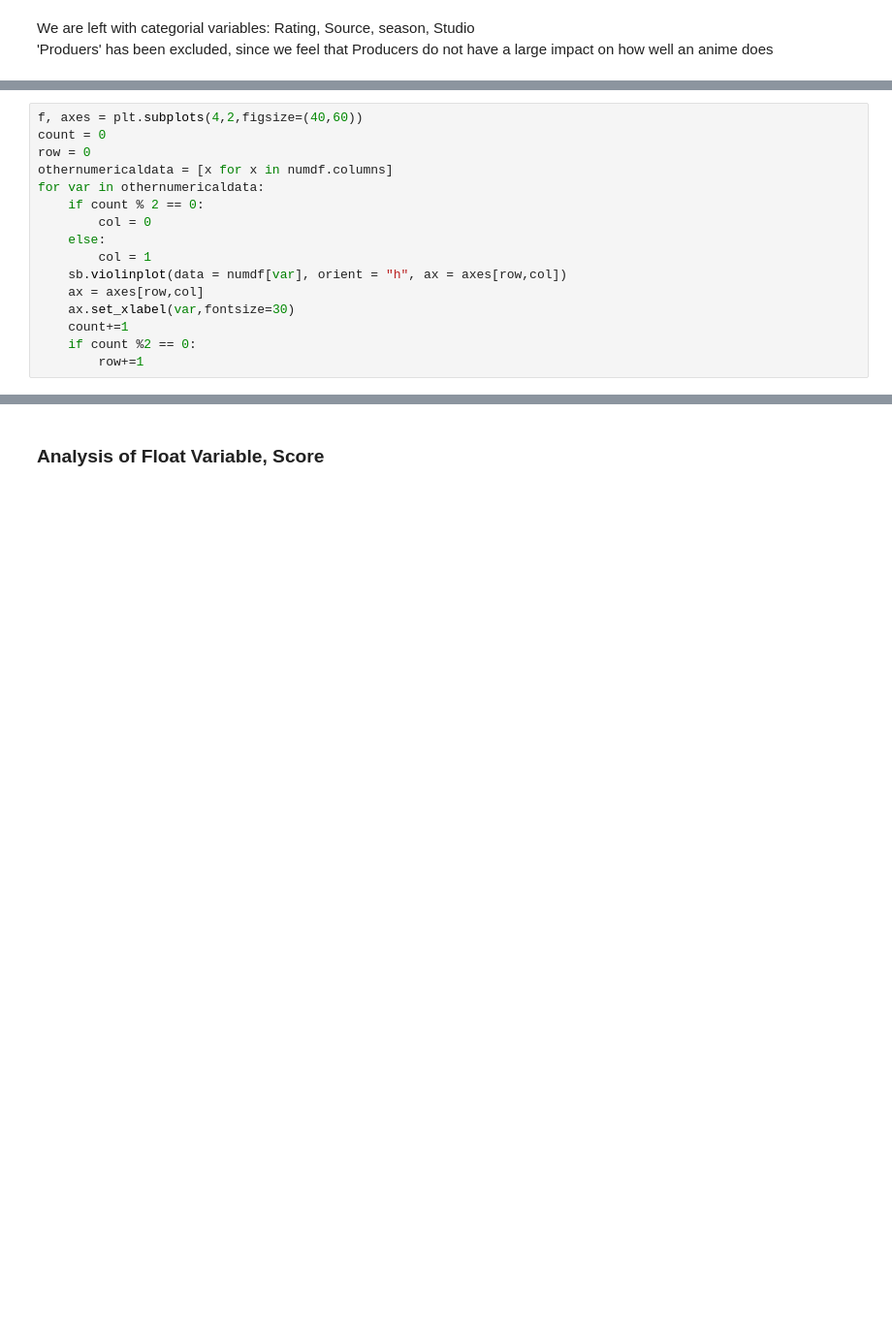
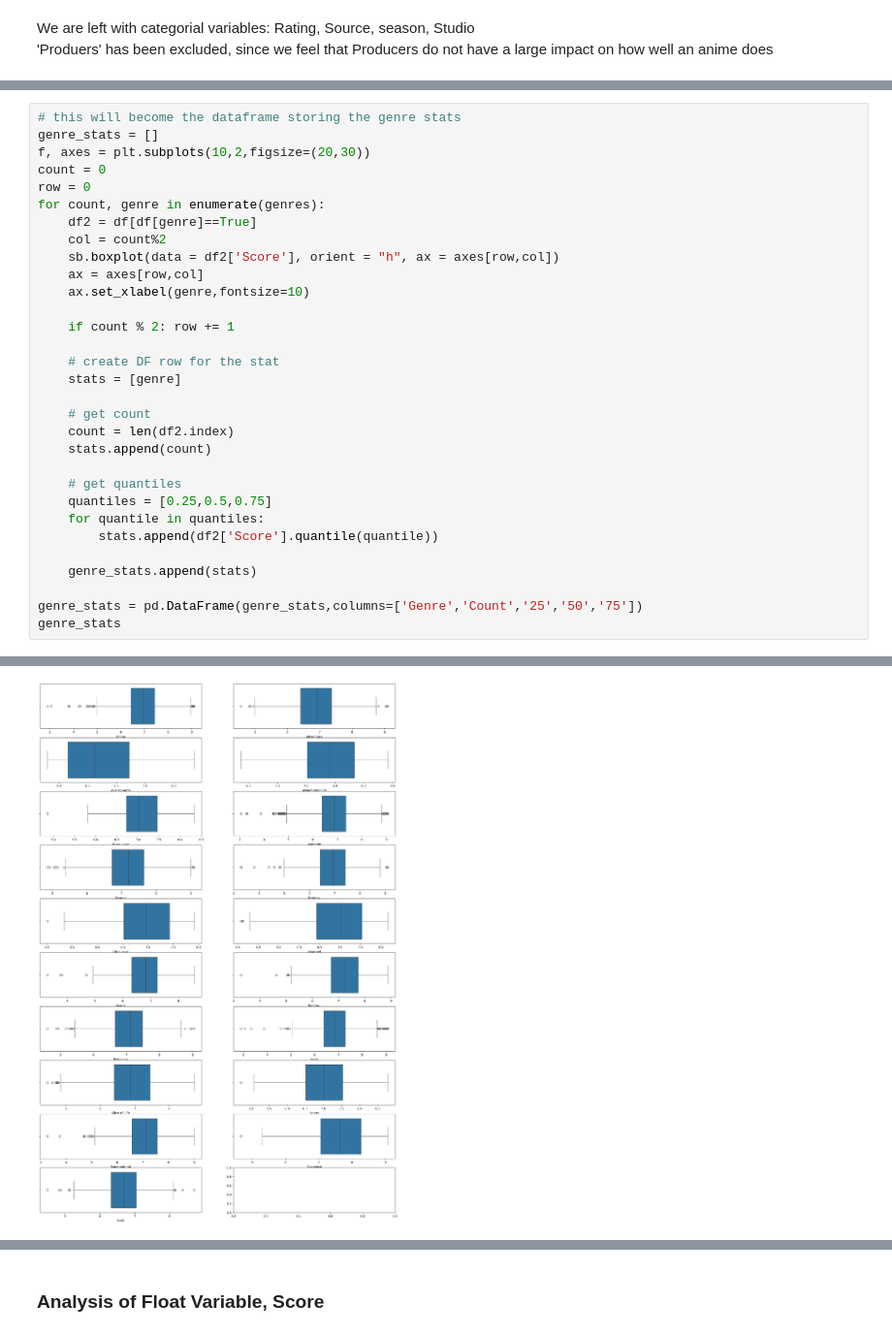
Before and after one commit to Eyewhy/SC1015_Project, a Jupyter notebook: EDA.ipynb, the cells around one changed output, grey strips where cells are left out. Shown at 97% size. Saved outputs shown, nothing was run; the diff lists cells and outputs as text; blank space fills up the shorter version.

```diff
--- a/EDA.ipynb
+++ b/EDA.ipynb
@@ -214,16 +130,0 @@ numdf.describe().round(2)
-# %%
-f, axes = plt.subplots(4,2,figsize=(40,60))
-count = 0
-row = 0
-othernumericaldata = [x for x in numdf.columns]
-for var in othernumericaldata:
-    if count % 2 == 0:
-        col = 0
-    else:
-        col = 1
-    sb.violinplot(data = numdf[var], orient = "h", ax = axes[row,col])
-    ax = axes[row,col]
-    ax.set_xlabel(var,fontsize=30)
-    count+=1
-    if count %2 == 0:
-        row+=1
@@ -231,0 +223,32 @@ for var in othernumericaldata:
+# %%
+# this will become the dataframe storing the genre stats
+genre_stats = []
+f, axes = plt.subplots(10,2,figsize=(20,30))
+count = 0
+row = 0
+for count, genre in enumerate(genres):
+    df2 = df[df[genre]==True]
+    col = count%2
+    sb.boxplot(data = df2['Score'], orient = "h", ax = axes[row,col])
+    ax = axes[row,col]
+    ax.set_xlabel(genre,fontsize=10)
+
+    if count % 2: row += 1
+
+    # create DF row for the stat
+    stats = [genre]
+
+    # get count
+    count = len(df2.index)
+    stats.append(count)
+
+    # get quantiles
+    quantiles = [0.25,0.5,0.75]
+    for quantile in quantiles:
+        stats.append(df2['Score'].quantile(quantile))
+
+    genre_stats.append(stats)
+
+genre_stats = pd.DataFrame(genre_stats,columns=['Genre','Count','25','50','75'])
+genre_stats
+# %% [output]
@@ -231,0 +272 @@ for var in othernumericaldata:
+[figure, added]
```
Also changed, not shown: parts of 40 cells of this notebook, 2 other files.
